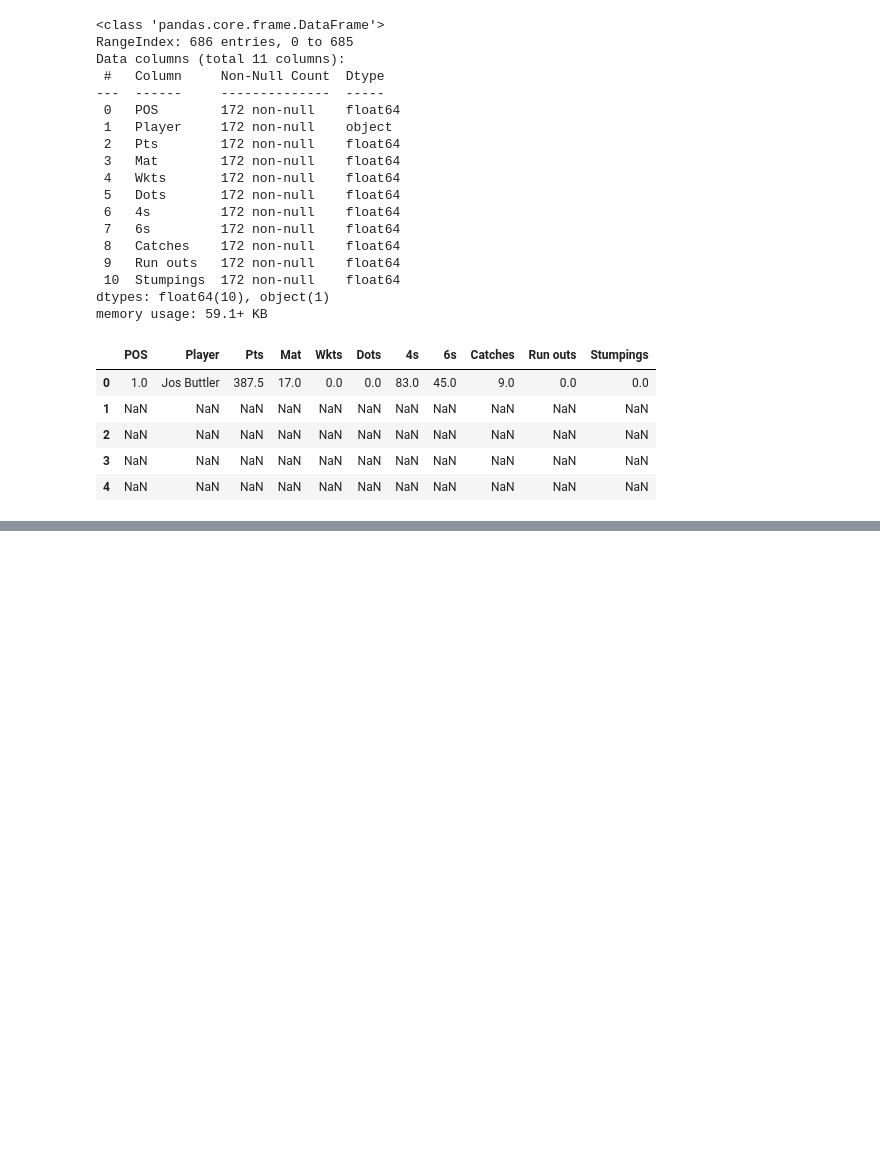
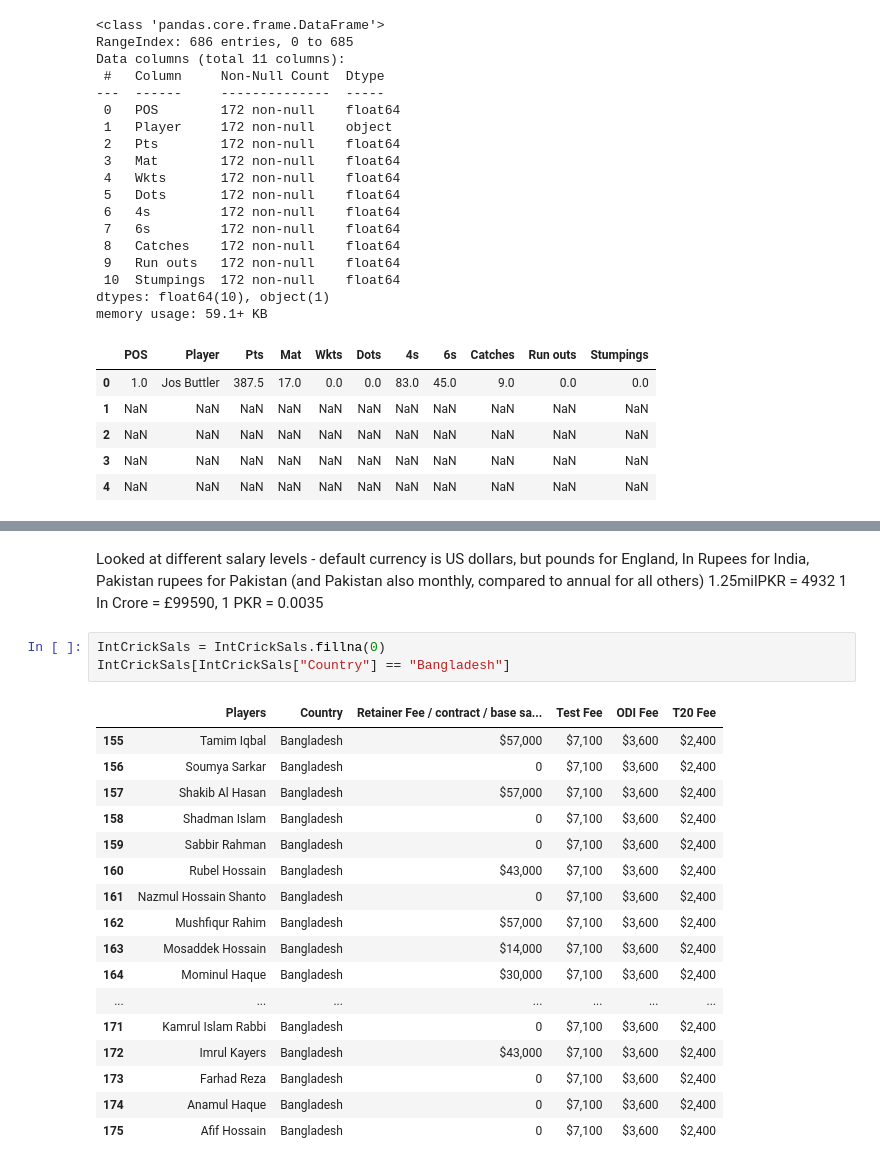
Before and after one commit to JonnyPearce/SpringboardCapstone2, a Jupyter notebook: Notebooks/Capstone2_CricketProject_Data_Wrangling_Jan 2023.ipynb, the cells around one changed output, grey strips where cells are left out. Drawn from its saved outputs; the diff is of its cells as text; blank space fills up the shorter version.

```diff
--- a/Notebooks/Capstone2_CricketProject_Data_Wrangling_Jan 2023.ipynb
+++ b/Notebooks/Capstone2_CricketProject_Data_Wrangling_Jan 2023.ipynb
@@ -430,0 +693,24 @@ memory usage: 20.8+ KB
+# %% [markdown]
+Looked at different salary levels - default currency is US dollars, but pounds for England, In Rupees for India, Pakistan rupees for Pakistan (and Pakistan also monthly, compared to annual for all others) 1.25milPKR = 4932
+1 In Crore = £99590, 1 PKR = 0.0035
+# %%
+IntCrickSals = IntCrickSals.fillna(0)
+IntCrickSals[IntCrickSals["Country"] == "Bangladesh"]
+# %% [output]
+|  | Players | Country | Retainer Fee / contract / base sa... | Test Fee | ODI Fee | T20 Fee |
+| 155 | Tamim Iqbal | Bangladesh | $57,000 | $7,100 | $3,600 | $2,400 |
+| 156 | Soumya Sarkar | Bangladesh | 0 | $7,100 | $3,600 | $2,400 |
+| 157 | Shakib Al Hasan | Bangladesh | $57,000 | $7,100 | $3,600 | $2,400 |
+| 158 | Shadman Islam | Bangladesh | 0 | $7,100 | $3,600 | $2,400 |
+| 159 | Sabbir Rahman | Bangladesh | 0 | $7,100 | $3,600 | $2,400 |
+| 160 | Rubel Hossain | Bangladesh | $43,000 | $7,100 | $3,600 | $2,400 |
+| 161 | Nazmul Hossain Shanto | Bangladesh | 0 | $7,100 | $3,600 | $2,400 |
+| 162 | Mushfiqur Rahim | Bangladesh | $57,000 | $7,100 | $3,600 | $2,400 |
+| 163 | Mosaddek Hossain | Bangladesh | $14,000 | $7,100 | $3,600 | $2,400 |
+| 164 | Mominul Haque | Bangladesh | $30,000 | $7,100 | $3,600 | $2,400 |
+| ... | ... | ... | ... | ... | ... | ... |
+| 171 | Kamrul Islam Rabbi | Bangladesh | 0 | $7,100 | $3,600 | $2,400 |
+| 172 | Imrul Kayers | Bangladesh | $43,000 | $7,100 | $3,600 | $2,400 |
+| 173 | Farhad Reza | Bangladesh | 0 | $7,100 | $3,600 | $2,400 |
+| 174 | Anamul Haque | Bangladesh | 0 | $7,100 | $3,600 | $2,400 |
+| 175 | Afif Hossain | Bangladesh | 0 | $7,100 | $3,600 | $2,400 |
```
Also changed, not shown: parts of 37 cells of this notebook, 1 other file.
